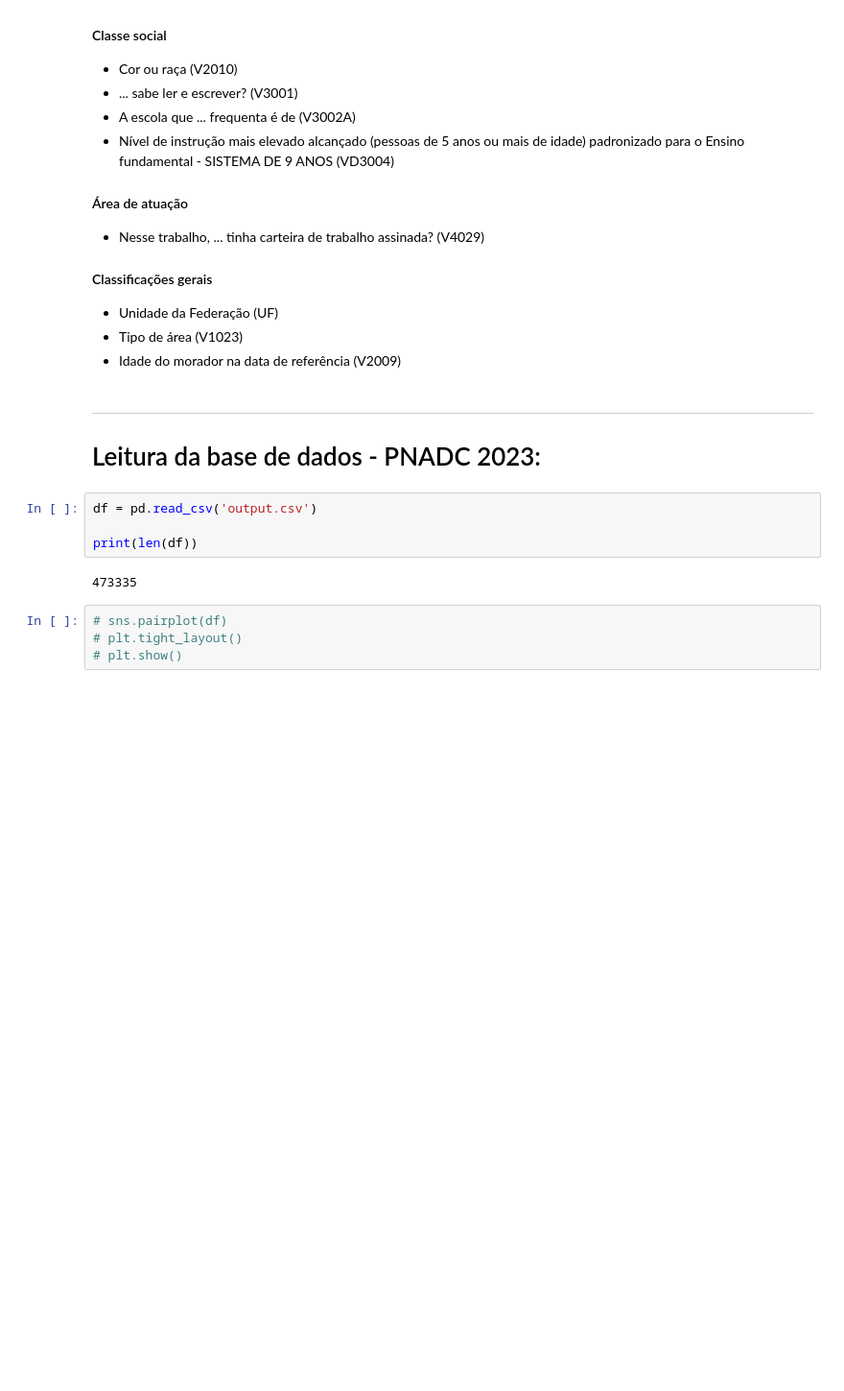
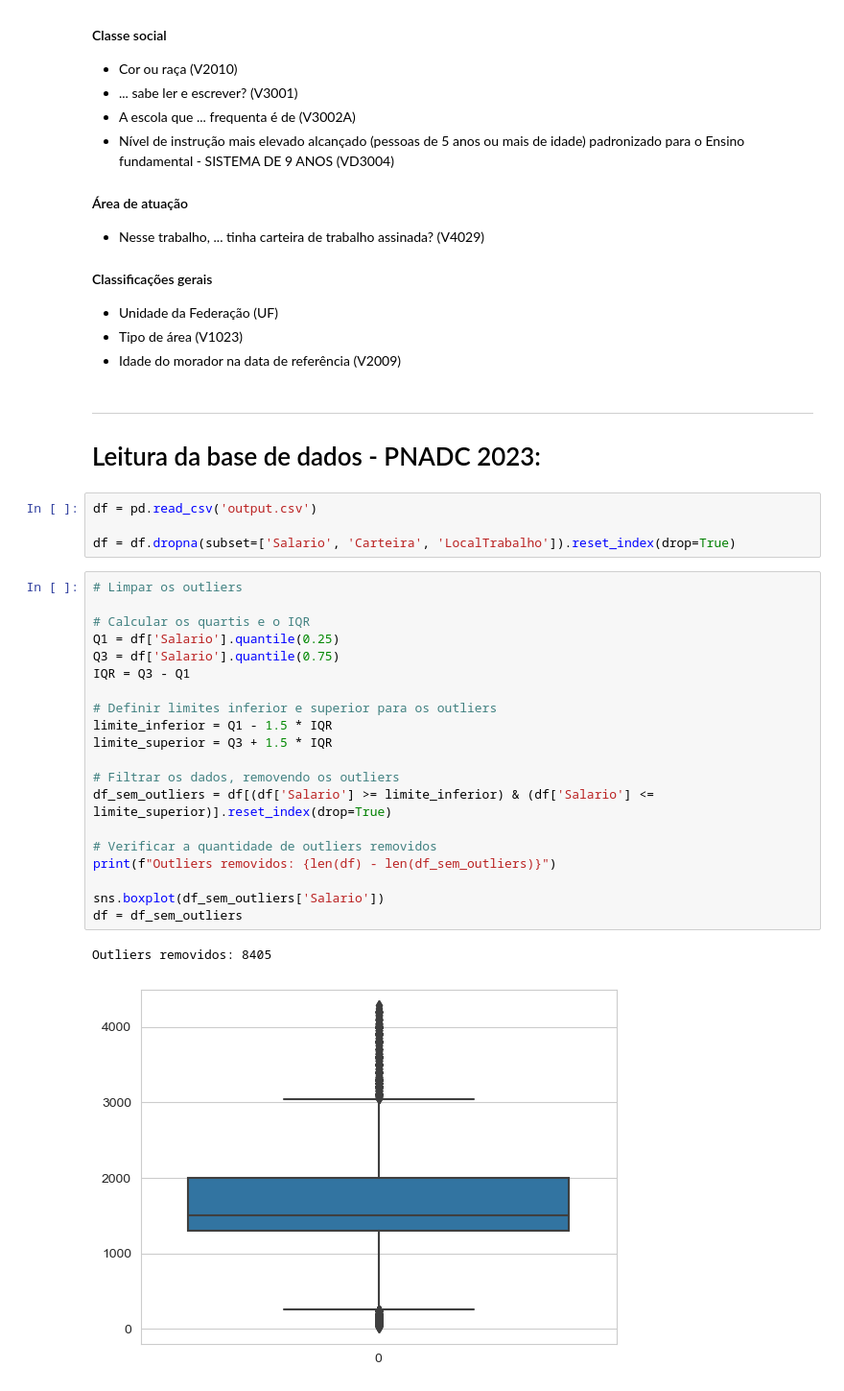
Before and after one commit to leomccormick/projeto3_CDados, a Jupyter notebook: Projeto_3.ipynb, the cells around one changed output. Shown at 96% size. Cells and saved outputs as stored; diff of their text form; blank space fills up the shorter version.

```diff
--- a/Projeto_3.ipynb
+++ b/Projeto_3.ipynb
@@ -65,12 +75,29 @@ ___
 # %%
 df = pd.read_csv('output.csv')
 
-print(len(df))
+df = df.dropna(subset=['Salario', 'Carteira', 'LocalTrabalho']).reset_index(drop=True)
-# %% [output]
-473335
-# %%
-# sns.pairplot(df)
-# plt.tight_layout()
-# plt.show()
+# %%
+# Limpar os outliers
+
+# Calcular os quartis e o IQR
+Q1 = df['Salario'].quantile(0.25)
+Q3 = df['Salario'].quantile(0.75)
+IQR = Q3 - Q1
+
+# Definir limites inferior e superior para os outliers
+limite_inferior = Q1 - 1.5 * IQR
+limite_superior = Q3 + 1.5 * IQR
+
+# Filtrar os dados, removendo os outliers
+df_sem_outliers = df[(df['Salario'] >= limite_inferior) & (df['Salario'] <= limite_superior)].reset_index(drop=True)
+
+# Verificar a quantidade de outliers removidos
+print(f"Outliers removidos: {len(df) - len(df_sem_outliers)}")
+
+sns.boxplot(df_sem_outliers['Salario'])
+df = df_sem_outliers
+# %% [output]
+Outliers removidos: 8405
+[figure, added]
 # %%
 # Mudando o tipo para 'category'
```
Also changed, not shown: parts of 18 cells of this notebook, 7 other files.
